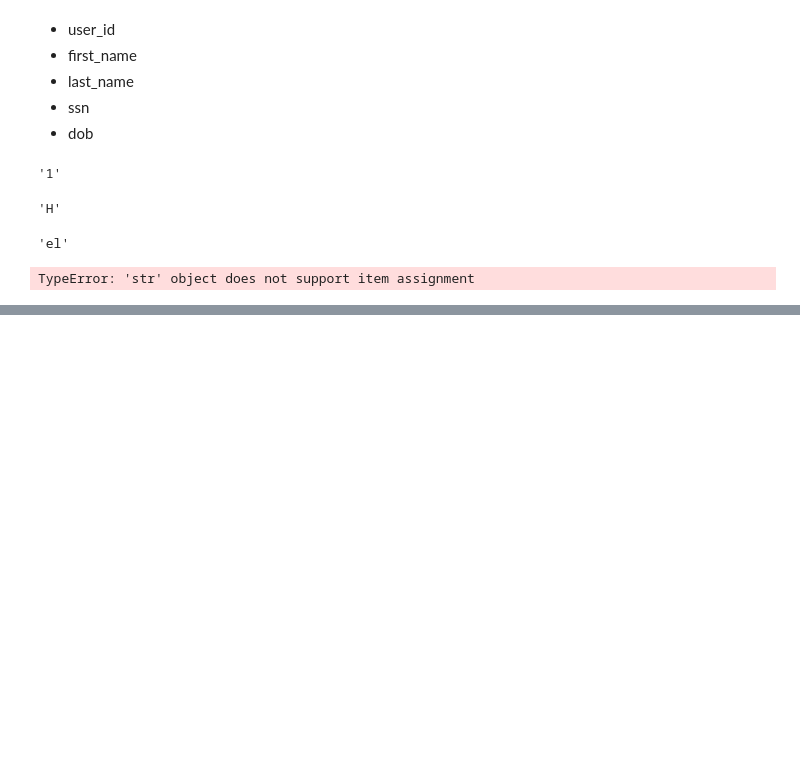
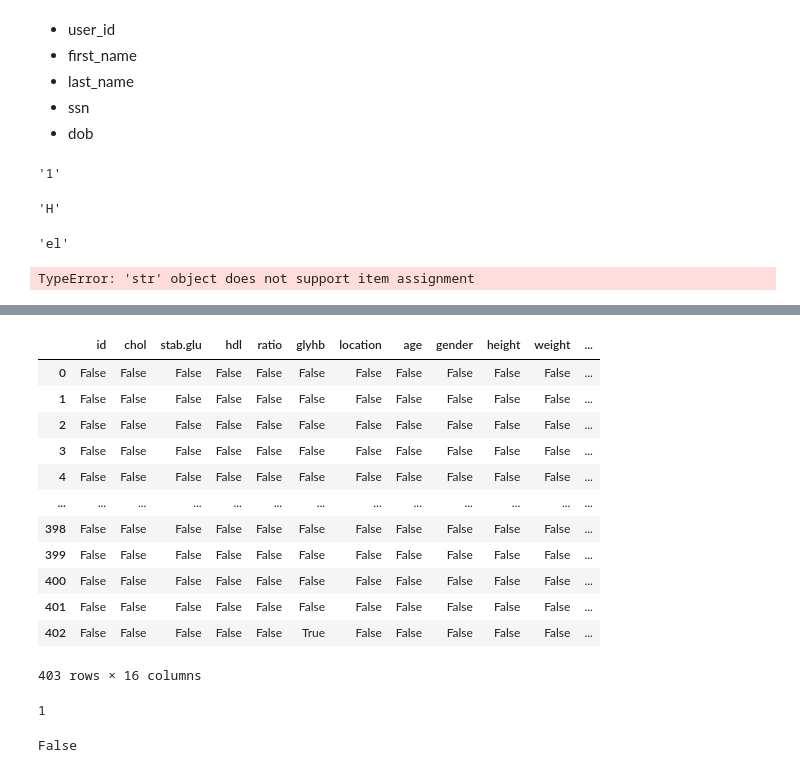
Before and after one commit to dbabichenko/dmb72_python2022, a Jupyter notebook: functional_programming/Test.ipynb, the cells around one changed output, grey strips where cells are left out. Drawn from its saved outputs; the diff is of its cells as text; code cells hidden in the pictures; blank space fills up the shorter version.

```diff
--- a/functional_programming/Test.ipynb
+++ b/functional_programming/Test.ipynb
@@ -264,0 +268,3 @@ TypeError: 'str' object does not support item assignment
+# %%
+df = pd.read_csv("diabetes.csv")
+df.head()
@@ -264,0 +278,16 @@ TypeError: 'str' object does not support item assignment
+# %%
+df.isnull()
+# %% [output]
+|  | id | chol | stab.glu | hdl | ratio | glyhb | location | age | gender | height | weight | ... |
+| 0 | False | False | False | False | False | False | False | False | False | False | False | ... |
+| 1 | False | False | False | False | False | False | False | False | False | False | False | ... |
+| 2 | False | False | False | False | False | False | False | False | False | False | False | ... |
+| 3 | False | False | False | False | False | False | False | False | False | False | False | ... |
+| 4 | False | False | False | False | False | False | False | False | False | False | False | ... |
+| ... | ... | ... | ... | ... | ... | ... | ... | ... | ... | ... | ... | ... |
+| 398 | False | False | False | False | False | False | False | False | False | False | False | ... |
+| 399 | False | False | False | False | False | False | False | False | False | False | False | ... |
+| 400 | False | False | False | False | False | False | False | False | False | False | False | ... |
+| 401 | False | False | False | False | False | False | False | False | False | False | False | ... |
+| 402 | False | False | False | False | False | True | False | False | False | False | False | ... |
+403 rows × 16 columns
@@ -264,0 +297,8 @@ TypeError: 'str' object does not support item assignment
+# %%
+df['chol'].isnull().sum()
+# %% [output]
+1
+# %%
+reduce(both_true, df['glyhb'].isnull())
+# %% [output]
+False
```
Also changed, not shown: parts of 3 cells of this notebook, 15 other files.
